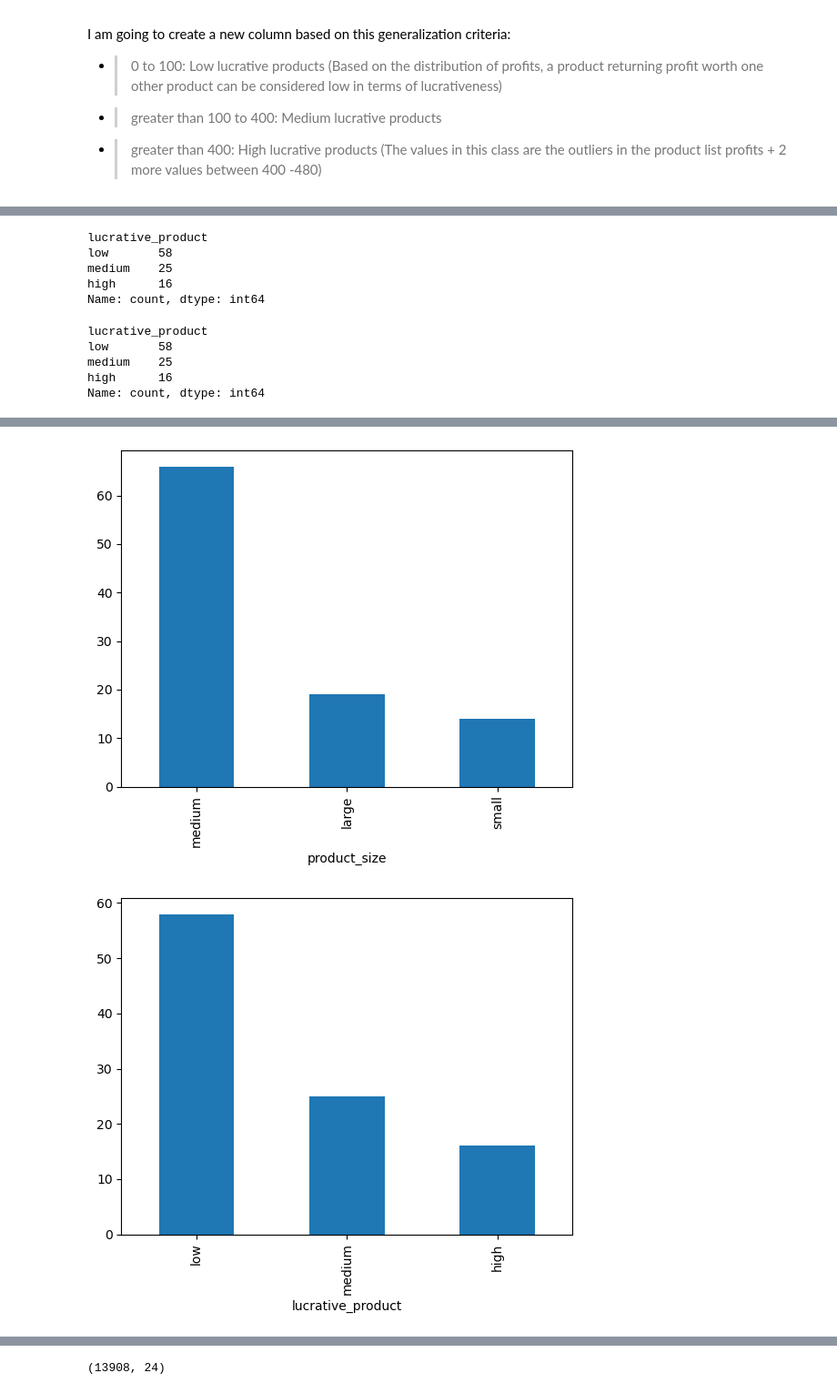
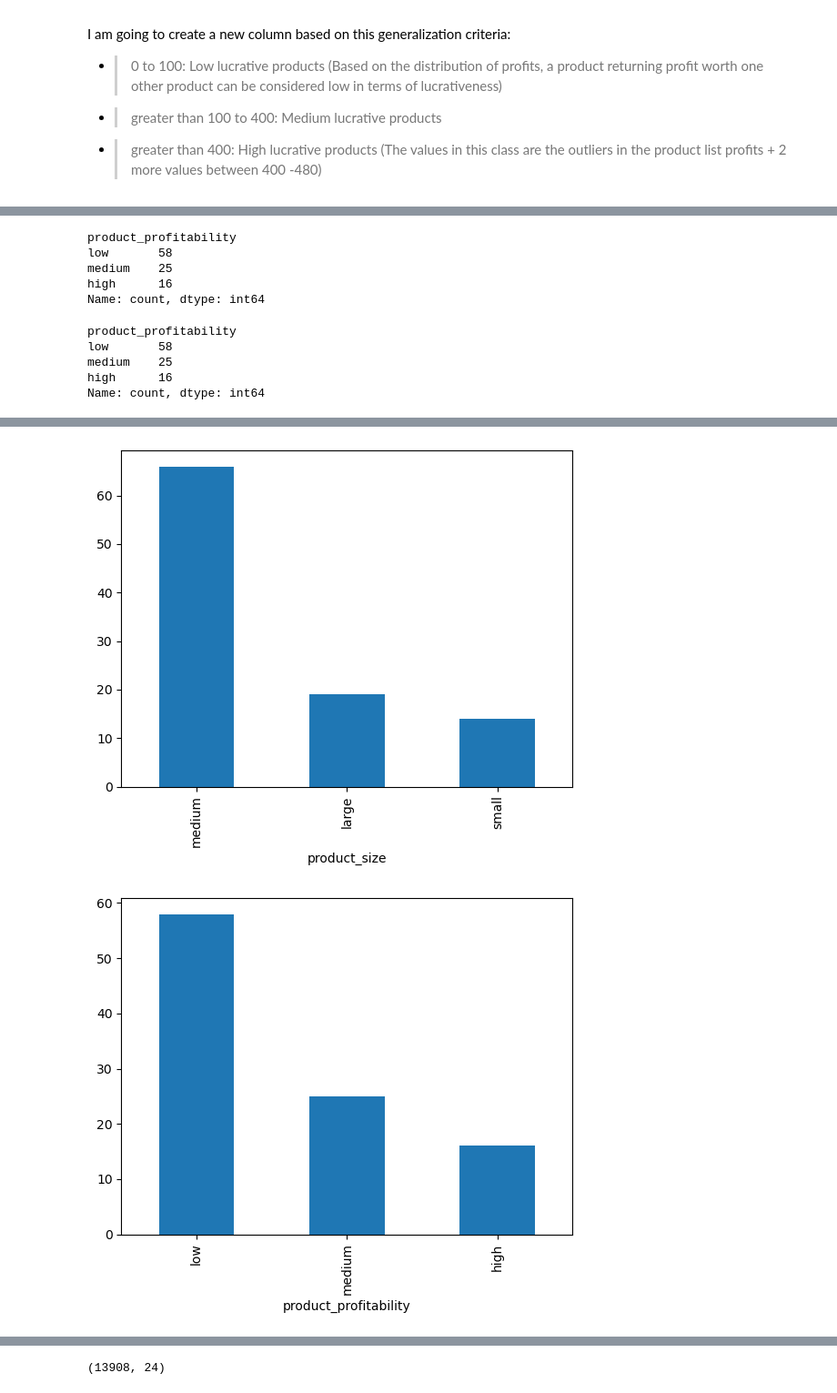
Before and after one commit to Nickimani/KPMG_Virtual_Internship, a Jupyter notebook: Notebook.ipynb, the cells around one changed output, grey strips where cells are left out. Shown at 91% size. Cells and saved outputs as stored; diff of their text form; code cells hidden in the pictures.

```diff
--- a/Notebook.ipynb
+++ b/Notebook.ipynb
@@ -32,10 +34,10 @@ import numpy as np
 pd.set_option('display.max_columns', None, 'display.max_rows', None)
 # %%
 # Importing datasets
-transactions = pd.read_excel("../KPMG Virtual Internship/KPMG_VI_New_raw_data_update_final.xlsx", sheet_name='Transactions')
-customer_address = pd.read_excel("../KPMG Virtual Internship/KPMG_VI_New_raw_data_update_final.xlsx", sheet_name='CustomerAddress')
-customer_demographic = pd.read_excel("../KPMG Virtual Internship/KPMG_VI_New_raw_data_update_final.xlsx", sheet_name='CustomerDemographic')
-customer_list = pd.read_excel("../KPMG Virtual Internship/KPMG_VI_New_raw_data_update_final.xlsx", sheet_name='NewCustomerList')
+transactions = pd.read_excel("../KPMG Virtual Internship/Data/KPMG_VI_New_raw_data_update_final.xlsx", sheet_name='Transactions')
+customer_address = pd.read_excel("../KPMG Virtual Internship/Data/KPMG_VI_New_raw_data_update_final.xlsx", sheet_name='CustomerAddress')
+customer_demographic = pd.read_excel("../KPMG Virtual Internship/Data/KPMG_VI_New_raw_data_update_final.xlsx", sheet_name='CustomerDemographic')
+customer_list = pd.read_excel("../KPMG Virtual Internship/Data/KPMG_VI_New_raw_data_update_final.xlsx", sheet_name='NewCustomerList')
 
 # Datasets list
 Datasets = [transactions, customer_address, customer_demographic]
@@ -565,5 +570,5 @@ I am going to create a new column based on this generalization criteria:
 # %%
-# Creating Lucrative_product column
+# Creating product_profitability column
 lucrative = list()
 
 for value in product_details['percentage_profit']:
@@ -576,36 +581,36 @@ for value in product_details['percentage_profit']:
     else:
         lucrative.append('high')
 
-product_details['lucrative_product'] = lucrative
+product_details['product_profitability'] = lucrative
 
 # Checking the lucrative product balance of classes
-product_details['lucrative_product'].value_counts()
+product_details['product_profitability'].value_counts()
 # %% [output]
-lucrative_product
+product_profitability
 low       58
 medium    25
 high      16
 Name: count, dtype: int64
 # %%
 # Distribution of purchases of products according to lucrativeness
-print(product_details['lucrative_product'].value_counts())
+print(product_details['product_profitability'].value_counts())
 # %% [output]
-lucrative_product
+product_profitability
 low       58
 medium    25
 high      16
 Name: count, dtype: int64
 # %%
-product_categories_list = ['brand', 'product_line', 'product_class', 'product_size', 'lucrative_product']
+product_categories_list = ['brand', 'product_line', 'product_class', 'product_size', 'product_profitability']
 
 # Checking out the distribution of values in categorical product related columns
 for col in product_categories_list:
     product_details[col].value_counts().plot.bar()
     plt.show()
 # %% [output]
 [figure]
 [figure]
 [figure]
 [figure]
-[figure, old version]
+[figure, new version]
 # %%
```
Also changed, not shown: parts of 36 cells of this notebook, 6 other files.
